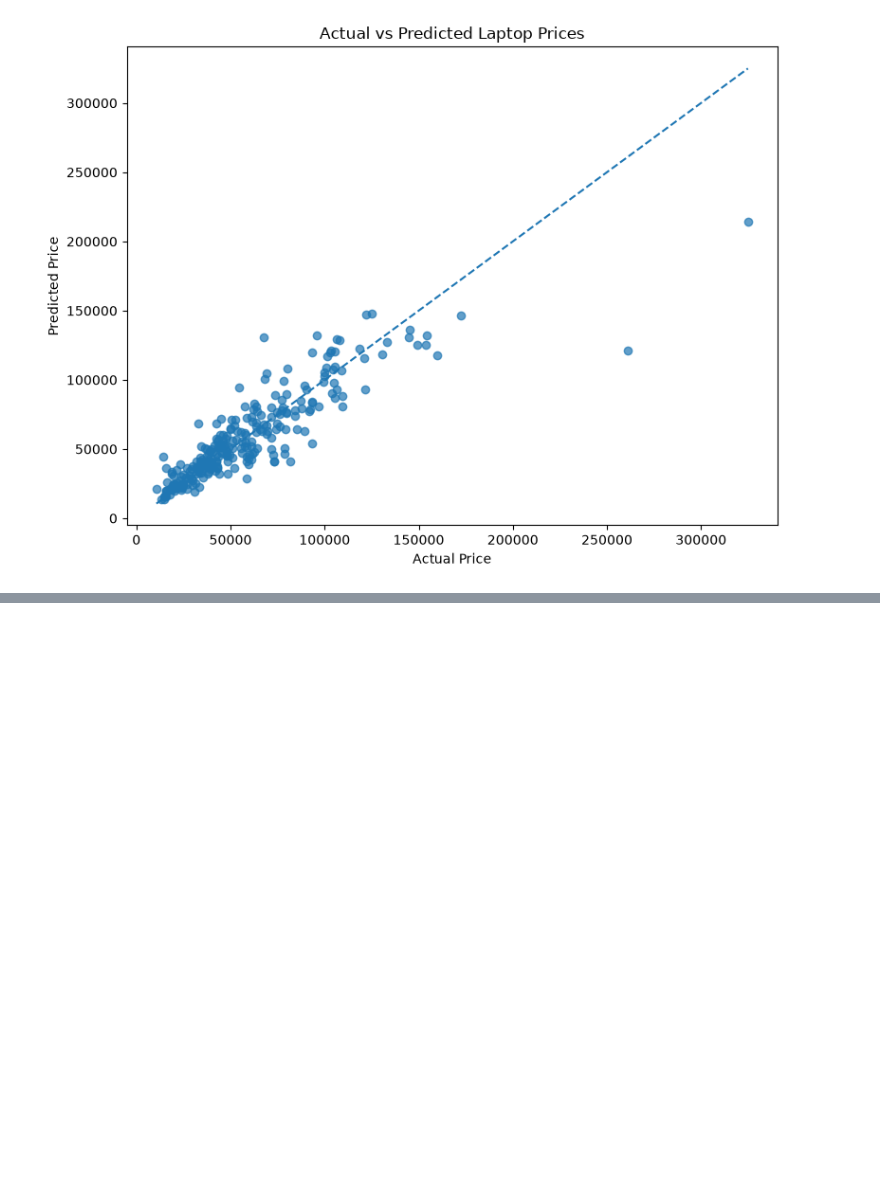
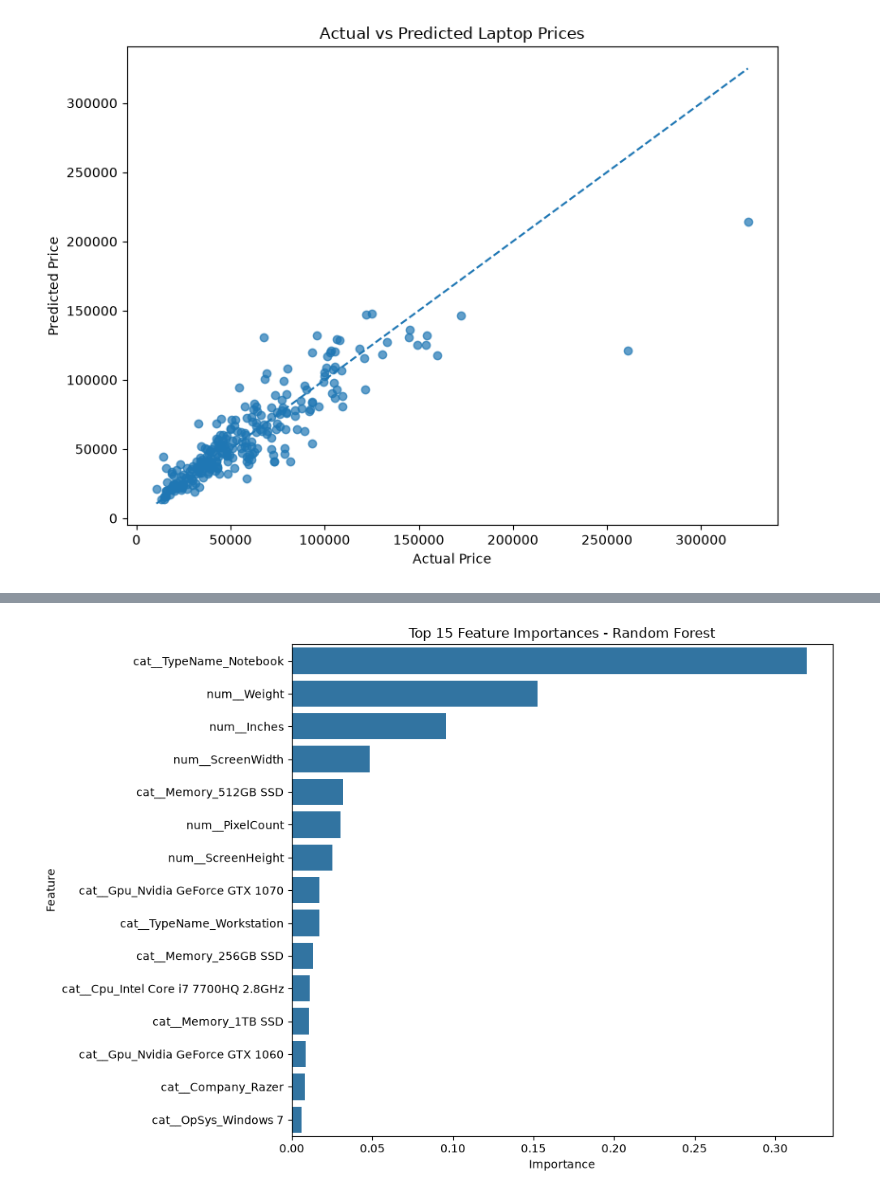
Before and after one commit to anantaaditya07/ML-Capstone, a Jupyter notebook: notebooks/Regression.ipynb, the cells around one changed output, grey strips where cells are left out. Cells and saved outputs as stored; diff of their text form; code cells hidden in the pictures; blank space fills up the shorter version.

```diff
--- a/notebooks/Regression.ipynb
+++ b/notebooks/Regression.ipynb
@@ -926,0 +960,22 @@ plt.show()
+# %%
+# Feature Importance - Random Forest
+
+best_rf_model = rf_grid.best_estimator_
+
+feature_names = best_rf_model.named_steps[
+    "preprocessor"
+].get_feature_names_out()
+
+importances = best_rf_model.named_steps[
+    "model"
+].feature_importances_
+
+feature_importance_df = pd.DataFrame({
+    "Feature": feature_names,
+    "Importance": importances
+}).sort_values(
+    by="Importance",
+    ascending=False
+)
+
+feature_importance_df.head(15)
@@ -926,0 +999,17 @@ plt.show()
+# %%
+plt.figure(figsize=(10, 7))
+
+sns.barplot(
+    data=feature_importance_df.head(15),
+    x="Importance",
+    y="Feature"
+)
+
+plt.title("Top 15 Feature Importances - Random Forest")
+plt.xlabel("Importance")
+plt.ylabel("Feature")
+
+plt.tight_layout()
+plt.show()
+# %% [output]
+[figure, added]
```
Also changed, not shown: parts of 4 cells of this notebook.
